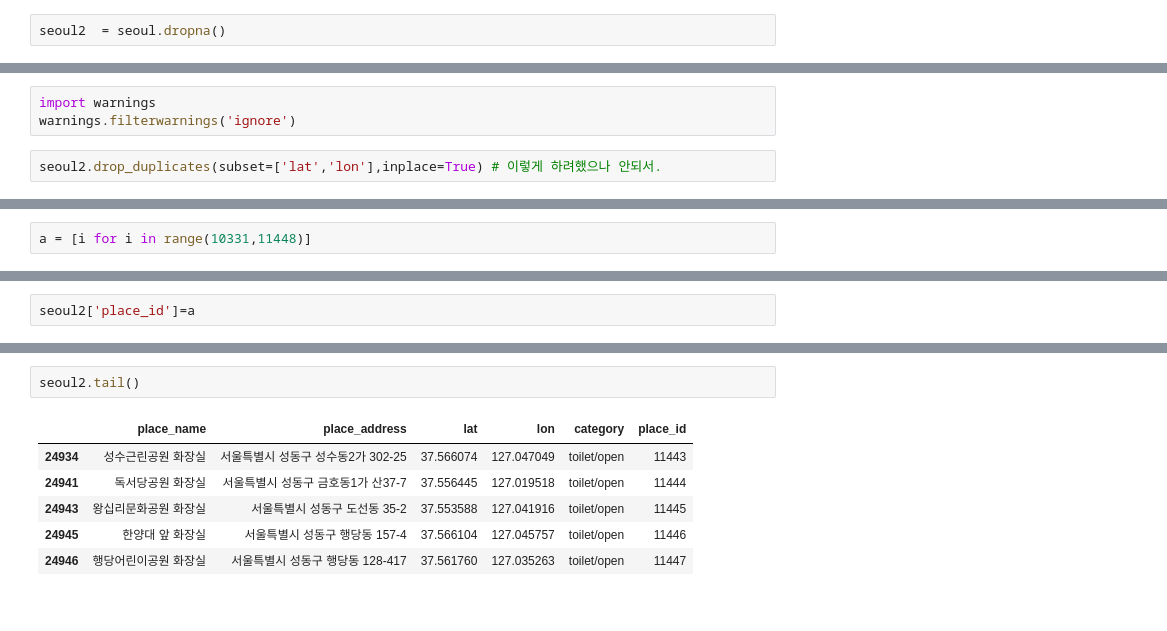
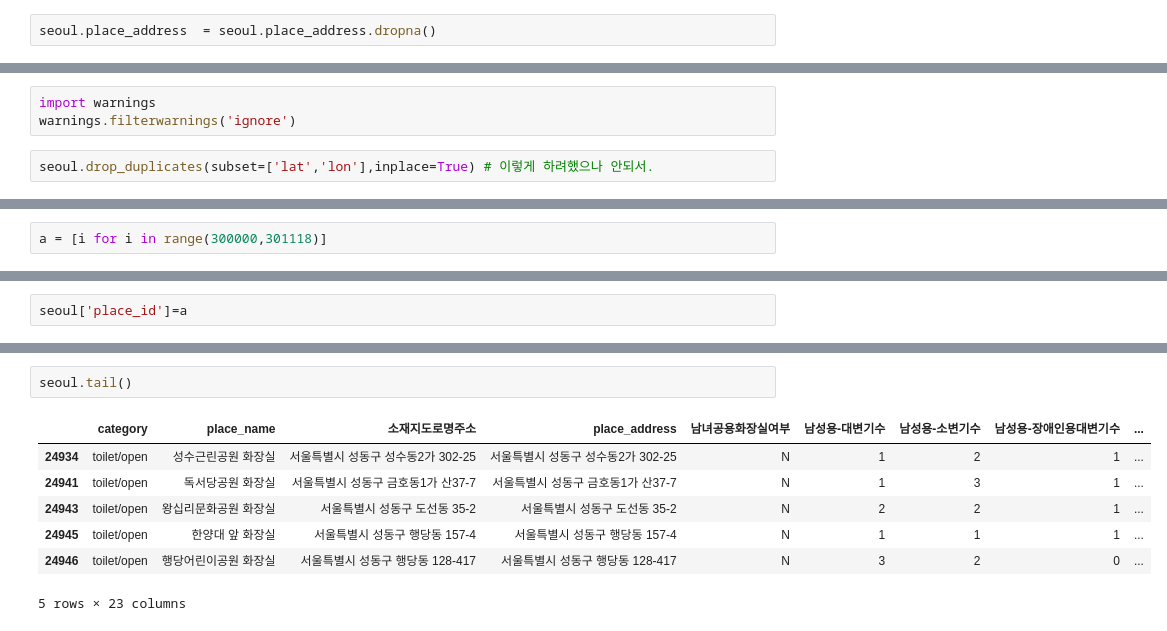
Before and after one commit to BigDataCampus/fresh, a Jupyter notebook: toilet_jmk.ipynb, the cells around one changed output, grey strips where cells are left out. Drawn from its saved outputs; the diff is of its cells as text.

```diff
--- a/toilet_jmk.ipynb
+++ b/toilet_jmk.ipynb
@@ -213,2 +288,2 @@ See the caveats in the documentation: http://pandas.pydata.org/pandas-docs/stabl
 # %%
-seoul2  = seoul.dropna()
+seoul.place_address  = seoul.place_address.dropna()
@@ -255,5 +387,5 @@ seoul2[seoul2.duplicated(subset=['lat','lon'],keep=False)].head()
 import warnings
 warnings.filterwarnings('ignore')
 # %%
-seoul2.drop_duplicates(subset=['lat','lon'],inplace=True) # 이렇게 하려했으나 안되서.
+seoul.drop_duplicates(subset=['lat','lon'],inplace=True) # 이렇게 하려했으나 안되서.
 # %%
@@ -272,5 +411,5 @@ memory usage: 52.4+ KB
 # %%
-a = [i for i in range(10331,11448)]
+a = [i for i in range(300000,301118)]
 # %%
 len(a)
 # %% [output]
@@ -278,3 +437,3 @@ len(a)
 # %%
-seoul2['place_id']=a
+seoul['place_id']=a
 # %%
@@ -289,9 +449,10 @@ seoul2.head()
 # %%
-seoul2.tail()
+seoul.tail()
 # %% [output]
-|  | place_name | place_address | lat | lon | category | place_id |
-| 24934 | 성수근린공원 화장실 | 서울특별시 성동구 성수동2가 302-25 | 37.566074 | 127.047049 | toilet/open | 11443 |
-| 24941 | 독서당공원 화장실 | 서울특별시 성동구 금호동1가 산37-7 | 37.556445 | 127.019518 | toilet/open | 11444 |
-| 24943 | 왕십리문화공원 화장실 | 서울특별시 성동구 도선동 35-2 | 37.553588 | 127.041916 | toilet/open | 11445 |
-| 24945 | 한양대 앞 화장실 | 서울특별시 성동구 행당동 157-4 | 37.566104 | 127.045757 | toilet/open | 11446 |
-| 24946 | 행당어린이공원 화장실 | 서울특별시 성동구 행당동 128-417 | 37.561760 | 127.035263 | toilet/open | 11447 |
+|  | category | place_name | 소재지도로명주소 | place_address | 남녀공용화장실여부 | 남성용-대변기수 | 남성용-소변기수 | 남성용-장애인용대변기수 | ... |
+| 24934 | toilet/open | 성수근린공원 화장실 | 서울특별시 성동구 성수동2가 302-25 | 서울특별시 성동구 성수동2가 302-25 | N | 1 | 2 | 1 | ... |
+| 24941 | toilet/open | 독서당공원 화장실 | 서울특별시 성동구 금호동1가 산37-7 | 서울특별시 성동구 금호동1가 산37-7 | N | 1 | 3 | 1 | ... |
+| 24943 | toilet/open | 왕십리문화공원 화장실 | 서울특별시 성동구 도선동 35-2 | 서울특별시 성동구 도선동 35-2 | N | 2 | 2 | 1 | ... |
+| 24945 | toilet/open | 한양대 앞 화장실 | 서울특별시 성동구 행당동 157-4 | 서울특별시 성동구 행당동 157-4 | N | 1 | 1 | 1 | ... |
+| 24946 | toilet/open | 행당어린이공원 화장실 | 서울특별시 성동구 행당동 128-417 | 서울특별시 성동구 행당동 128-417 | N | 3 | 2 | 0 | ... |
+5 rows × 23 columns
```
Also changed, not shown: parts of 33 cells of this notebook, 2 other files.
